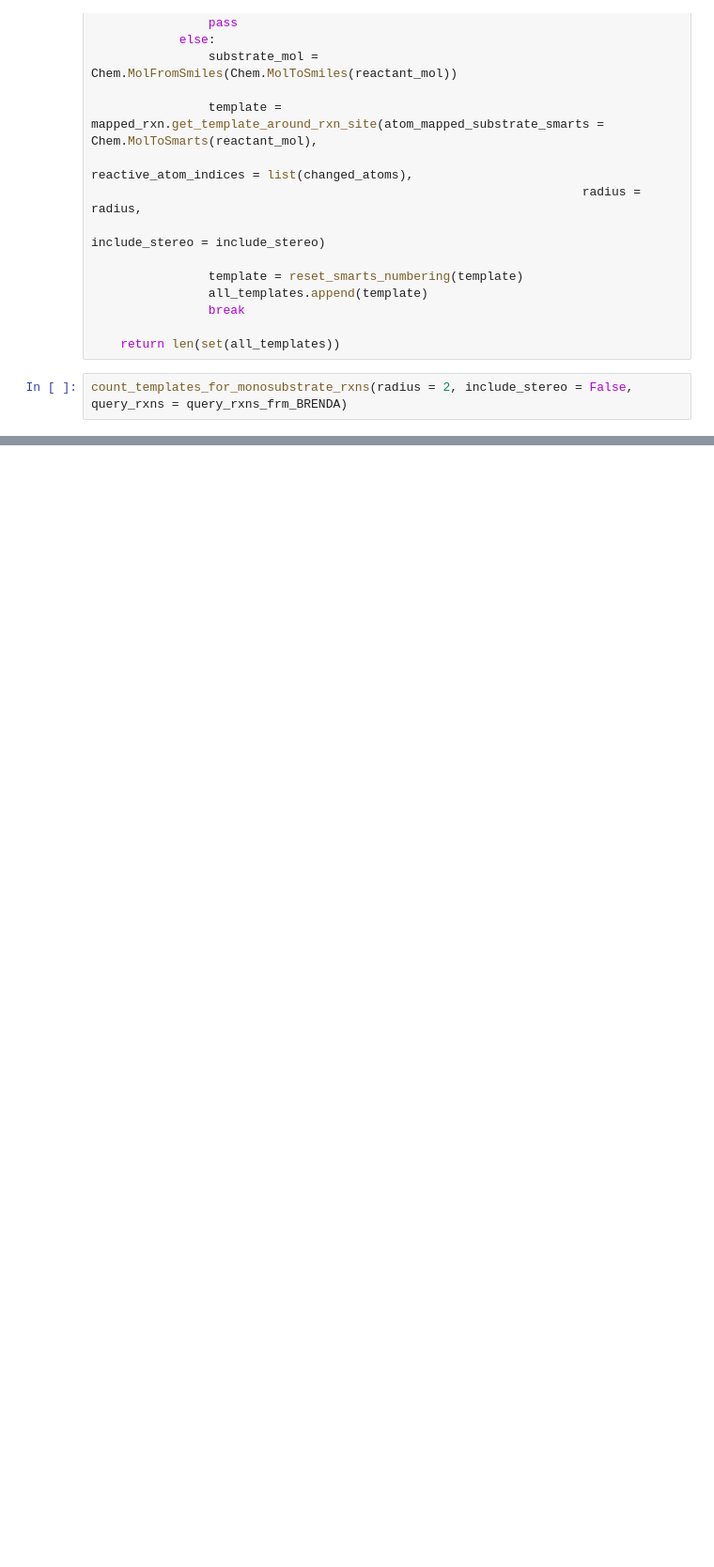
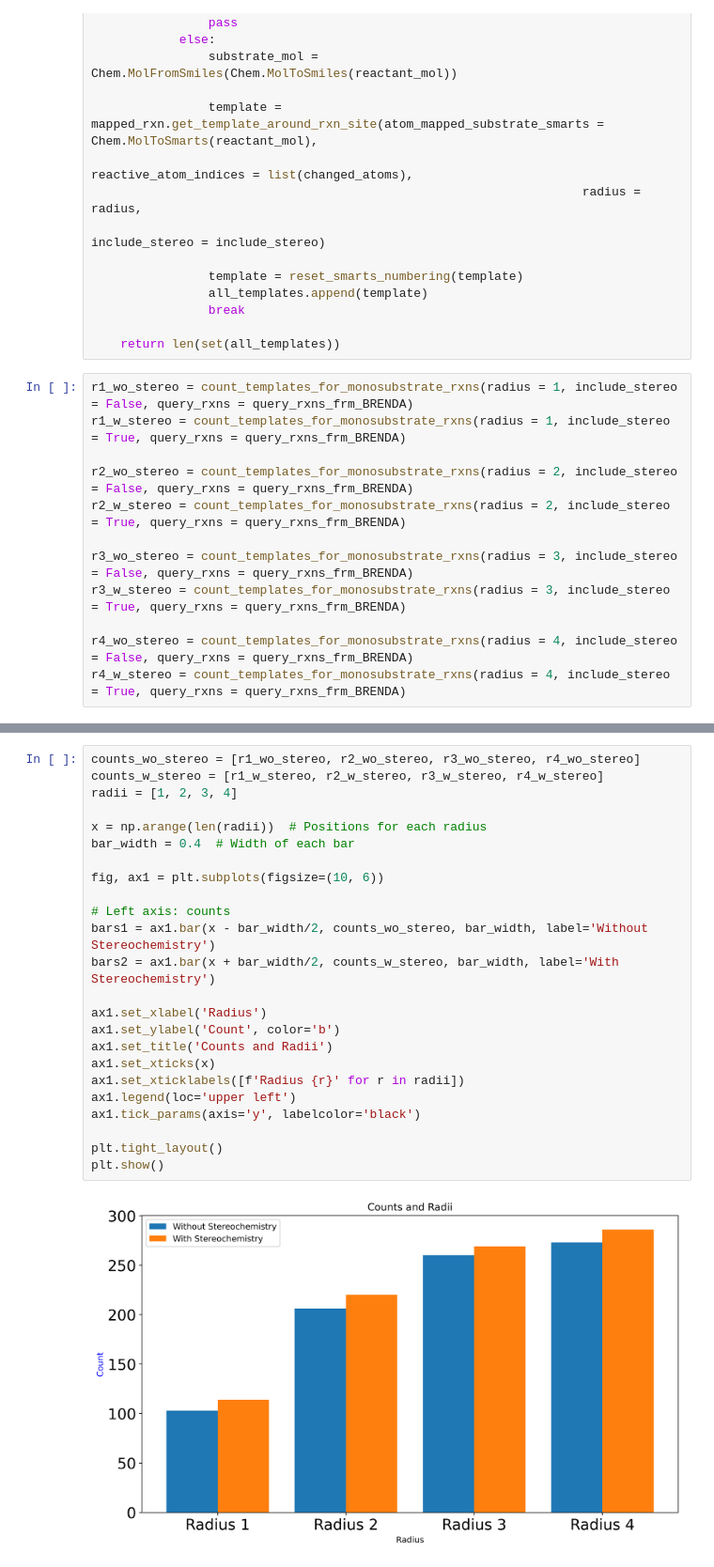
Before and after one commit to yashchainani21/RxnTools, a Jupyter notebook: notebooks/nb_04 - extract mono substrate run templates pt2.ipynb, the cells around one changed output, grey strips where cells are left out. Shown at 94% size. Saved outputs shown, nothing was run; the diff lists cells and outputs as text; blank space fills up the shorter version.

Commit message:
rule counts plot

```diff
--- a/notebooks/nb_04 - extract mono substrate run templates pt2.ipynb
+++ b/notebooks/nb_04 - extract mono substrate run templates pt2.ipynb
@@ -261,4 +273,14 @@ def count_templates_for_monosubstrate_rxns(radius: int, include_stereo: bool, qu
 
     return len(set(all_templates))
 # %%
-count_templates_for_monosubstrate_rxns(radius = 2, include_stereo = False, query_rxns = query_rxns_frm_BRENDA)
+r1_wo_stereo = count_templates_for_monosubstrate_rxns(radius = 1, include_stereo = False, query_rxns = query_rxns_frm_BRENDA)
+r1_w_stereo = count_templates_for_monosubstrate_rxns(radius = 1, include_stereo = True, query_rxns = query_rxns_frm_BRENDA)
+
+r2_wo_stereo = count_templates_for_monosubstrate_rxns(radius = 2, include_stereo = False, query_rxns = query_rxns_frm_BRENDA)
+r2_w_stereo = count_templates_for_monosubstrate_rxns(radius = 2, include_stereo = True, query_rxns = query_rxns_frm_BRENDA)
+
+r3_wo_stereo = count_templates_for_monosubstrate_rxns(radius = 3, include_stereo = False, query_rxns = query_rxns_frm_BRENDA)
+r3_w_stereo = count_templates_for_monosubstrate_rxns(radius = 3, include_stereo = True, query_rxns = query_rxns_frm_BRENDA)
+
+r4_wo_stereo = count_templates_for_monosubstrate_rxns(radius = 4, include_stereo = False, query_rxns = query_rxns_frm_BRENDA)
+r4_w_stereo = count_templates_for_monosubstrate_rxns(radius = 4, include_stereo = True, query_rxns = query_rxns_frm_BRENDA)
@@ -266,0 +287,26 @@ count_templates_for_monosubstrate_rxns(radius = 2, include_stereo = False, query
+# %%
+counts_wo_stereo = [r1_wo_stereo, r2_wo_stereo, r3_wo_stereo, r4_wo_stereo]
+counts_w_stereo = [r1_w_stereo, r2_w_stereo, r3_w_stereo, r4_w_stereo]
+radii = [1, 2, 3, 4]
+
+x = np.arange(len(radii))  # Positions for each radius
+bar_width = 0.4  # Width of each bar
+
+fig, ax1 = plt.subplots(figsize=(10, 6))
+
+# Left axis: counts
+bars1 = ax1.bar(x - bar_width/2, counts_wo_stereo, bar_width, label='Without Stereochemistry')
+bars2 = ax1.bar(x + bar_width/2, counts_w_stereo, bar_width, label='With Stereochemistry')
+
+ax1.set_xlabel('Radius')
+ax1.set_ylabel('Count', color='b')
+ax1.set_title('Counts and Radii')
+ax1.set_xticks(x)
+ax1.set_xticklabels([f'Radius {r}' for r in radii])
+ax1.legend(loc='upper left')
+ax1.tick_params(axis='y', labelcolor='black')
+
+plt.tight_layout()
+plt.show()
+# %% [output]
+[figure, added]
```
Also changed, not shown: parts of 2 cells of this notebook.
